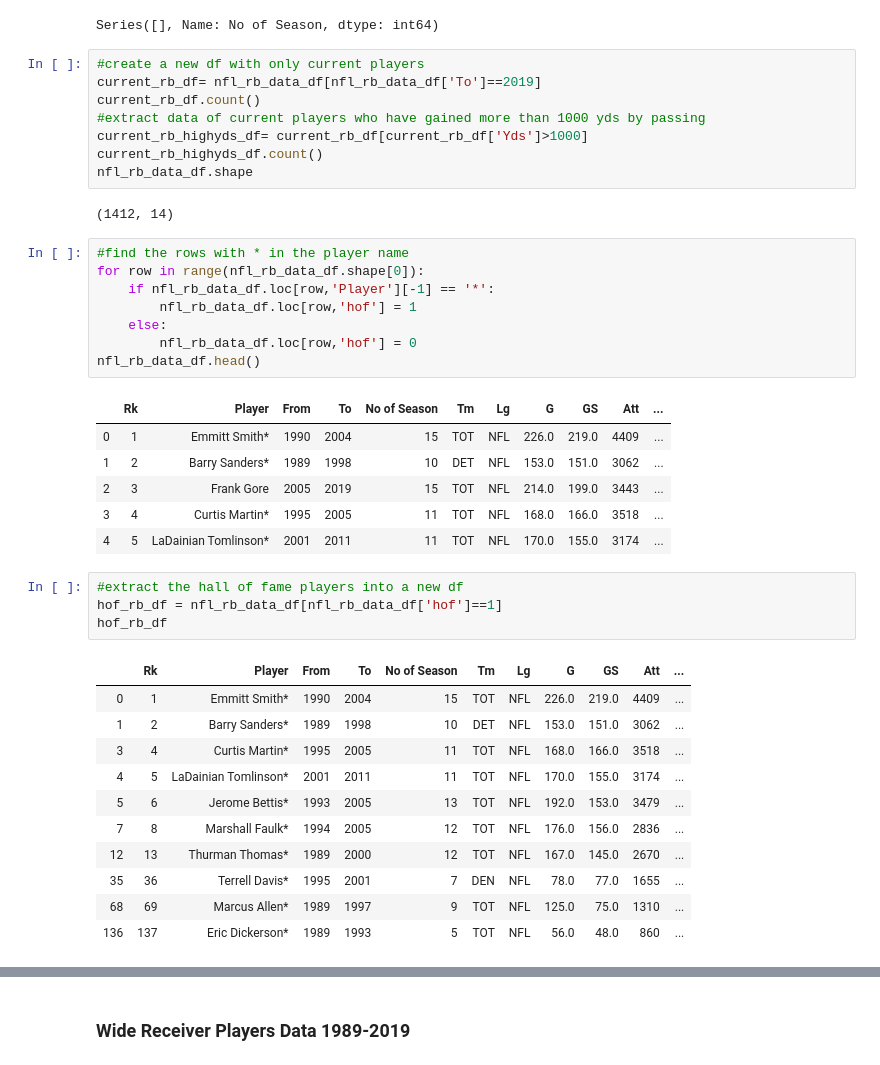
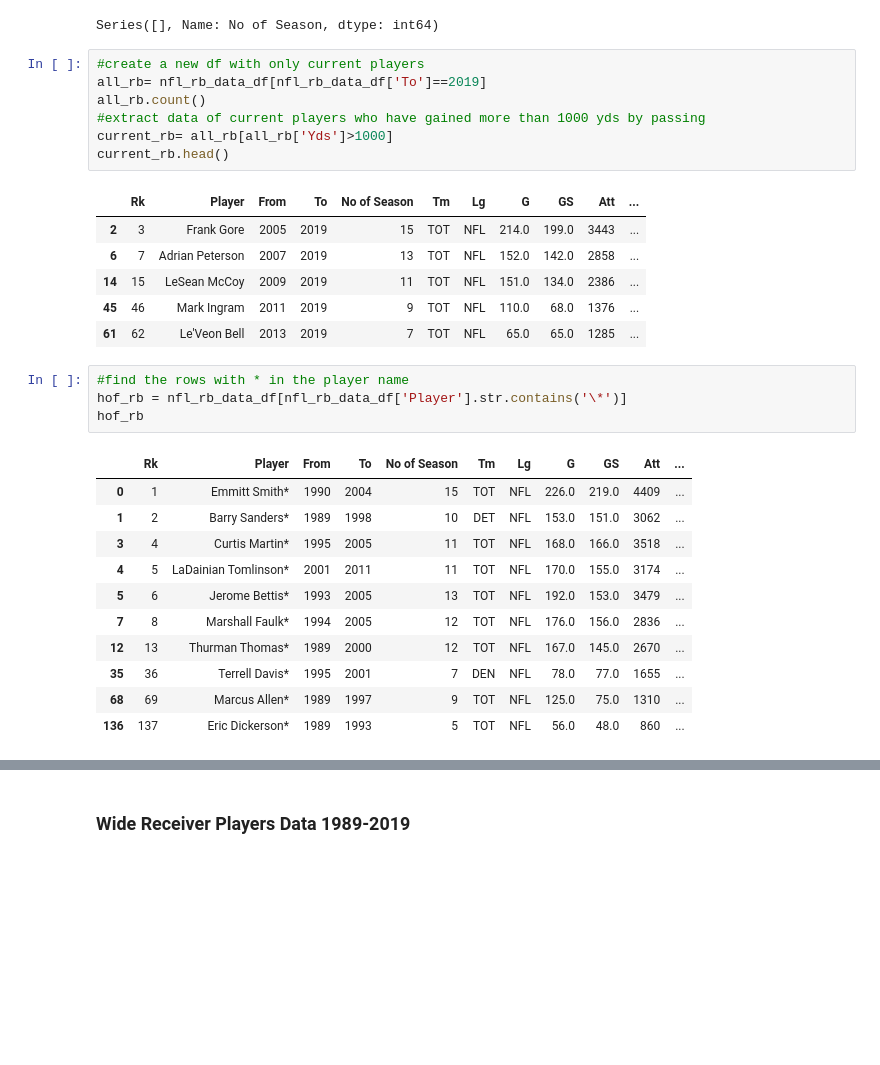
Before and after one commit to ankitapatel9/NFL-project, a Jupyter notebook: nfl-player-data.ipynb, the cells around one changed output, grey strips where cells are left out. Cells and saved outputs as stored; diff of their text form; blank space fills up the shorter version.

```diff
--- a/nfl-player-data.ipynb
+++ b/nfl-player-data.ipynb
@@ -260,43 +239,32 @@ rb_arr[rb_arr<= rb_lower_boundary]
 Series([], Name: No of Season, dtype: int64)
 # %%
 #create a new df with only current players
-current_rb_df= nfl_rb_data_df[nfl_rb_data_df['To']==2019]
-current_rb_df.count()
+all_rb= nfl_rb_data_df[nfl_rb_data_df['To']==2019]
+all_rb.count()
 #extract data of current players who have gained more than 1000 yds by passing
-current_rb_highyds_df= current_rb_df[current_rb_df['Yds']>1000]
-current_rb_highyds_df.count()
-nfl_rb_data_df.shape
+current_rb= all_rb[all_rb['Yds']>1000]
+current_rb.head()
 # %% [output]
-(1412, 14)
+|  | Rk | Player | From | To | No of Season | Tm | Lg | G | GS | Att | ... |
+| 2 | 3 | Frank Gore | 2005 | 2019 | 15 | TOT | NFL | 214.0 | 199.0 | 3443 | ... |
+| 6 | 7 | Adrian Peterson | 2007 | 2019 | 13 | TOT | NFL | 152.0 | 142.0 | 2858 | ... |
+| 14 | 15 | LeSean McCoy | 2009 | 2019 | 11 | TOT | NFL | 151.0 | 134.0 | 2386 | ... |
+| 45 | 46 | Mark Ingram | 2011 | 2019 | 9 | TOT | NFL | 110.0 | 68.0 | 1376 | ... |
+| 61 | 62 | Le'Veon Bell | 2013 | 2019 | 7 | TOT | NFL | 65.0 | 65.0 | 1285 | ... |
 # %%
 #find the rows with * in the player name
-for row in range(nfl_rb_data_df.shape[0]):
-    if nfl_rb_data_df.loc[row,'Player'][-1] == '*':
-        nfl_rb_data_df.loc[row,'hof'] = 1
-    else:
-        nfl_rb_data_df.loc[row,'hof'] = 0
-nfl_rb_data_df.head()
+hof_rb = nfl_rb_data_df[nfl_rb_data_df['Player'].str.contains('\*')]
+hof_rb
 # %% [output]
 |  | Rk | Player | From | To | No of Season | Tm | Lg | G | GS | Att | ... |
 | 0 | 1 | Emmitt Smith* | 1990 | 2004 | 15 | TOT | NFL | 226.0 | 219.0 | 4409 | ... |
 | 1 | 2 | Barry Sanders* | 1989 | 1998 | 10 | DET | NFL | 153.0 | 151.0 | 3062 | ... |
-| 2 | 3 | Frank Gore | 2005 | 2019 | 15 | TOT | NFL | 214.0 | 199.0 | 3443 | ... |
 | 3 | 4 | Curtis Martin* | 1995 | 2005 | 11 | TOT | NFL | 168.0 | 166.0 | 3518 | ... |
 | 4 | 5 | LaDainian Tomlinson* | 2001 | 2011 | 11 | TOT | NFL | 170.0 | 155.0 | 3174 | ... |
+| 5 | 6 | Jerome Bettis* | 1993 | 2005 | 13 | TOT | NFL | 192.0 | 153.0 | 3479 | ... |
+| 7 | 8 | Marshall Faulk* | 1994 | 2005 | 12 | TOT | NFL | 176.0 | 156.0 | 2836 | ... |
+| 12 | 13 | Thurman Thomas* | 1989 | 2000 | 12 | TOT | NFL | 167.0 | 145.0 | 2670 | ... |
+| 35 | 36 | Terrell Davis* | 1995 | 2001 | 7 | DEN | NFL | 78.0 | 77.0 | 1655 | ... |
+| 68 | 69 | Marcus Allen* | 1989 | 1997 | 9 | TOT | NFL | 125.0 | 75.0 | 1310 | ... |
+| 136 | 137 | Eric Dickerson* | 1989 | 1993 | 5 | TOT | NFL | 56.0 | 48.0 | 860 | ... |
-# %%
-#extract the hall of fame players into a new df
-hof_rb_df = nfl_rb_data_df[nfl_rb_data_df['hof']==1]
-hof_rb_df
-# %% [output]
-|  | Rk | Player | From | To | No of Season | Tm | Lg | G | GS | Att | ... |
-| 0 | 1 | Emmitt Smith* | 1990 | 2004 | 15 | TOT | NFL | 226.0 | 219.0 | 4409 | ... |
-| 1 | 2 | Barry Sanders* | 1989 | 1998 | 10 | DET | NFL | 153.0 | 151.0 | 3062 | ... |
-| 3 | 4 | Curtis Martin* | 1995 | 2005 | 11 | TOT | NFL | 168.0 | 166.0 | 3518 | ... |
-| 4 | 5 | LaDainian Tomlinson* | 2001 | 2011 | 11 | TOT | NFL | 170.0 | 155.0 | 3174 | ... |
-| 5 | 6 | Jerome Bettis* | 1993 | 2005 | 13 | TOT | NFL | 192.0 | 153.0 | 3479 | ... |
-| 7 | 8 | Marshall Faulk* | 1994 | 2005 | 12 | TOT | NFL | 176.0 | 156.0 | 2836 | ... |
-| 12 | 13 | Thurman Thomas* | 1989 | 2000 | 12 | TOT | NFL | 167.0 | 145.0 | 2670 | ... |
-| 35 | 36 | Terrell Davis* | 1995 | 2001 | 7 | DEN | NFL | 78.0 | 77.0 | 1655 | ... |
-| 68 | 69 | Marcus Allen* | 1989 | 1997 | 9 | TOT | NFL | 125.0 | 75.0 | 1310 | ... |
-| 136 | 137 | Eric Dickerson* | 1989 | 1993 | 5 | TOT | NFL | 56.0 | 48.0 | 860 | ... |
 # %%
```
Also changed, not shown: parts of 58 cells of this notebook.
